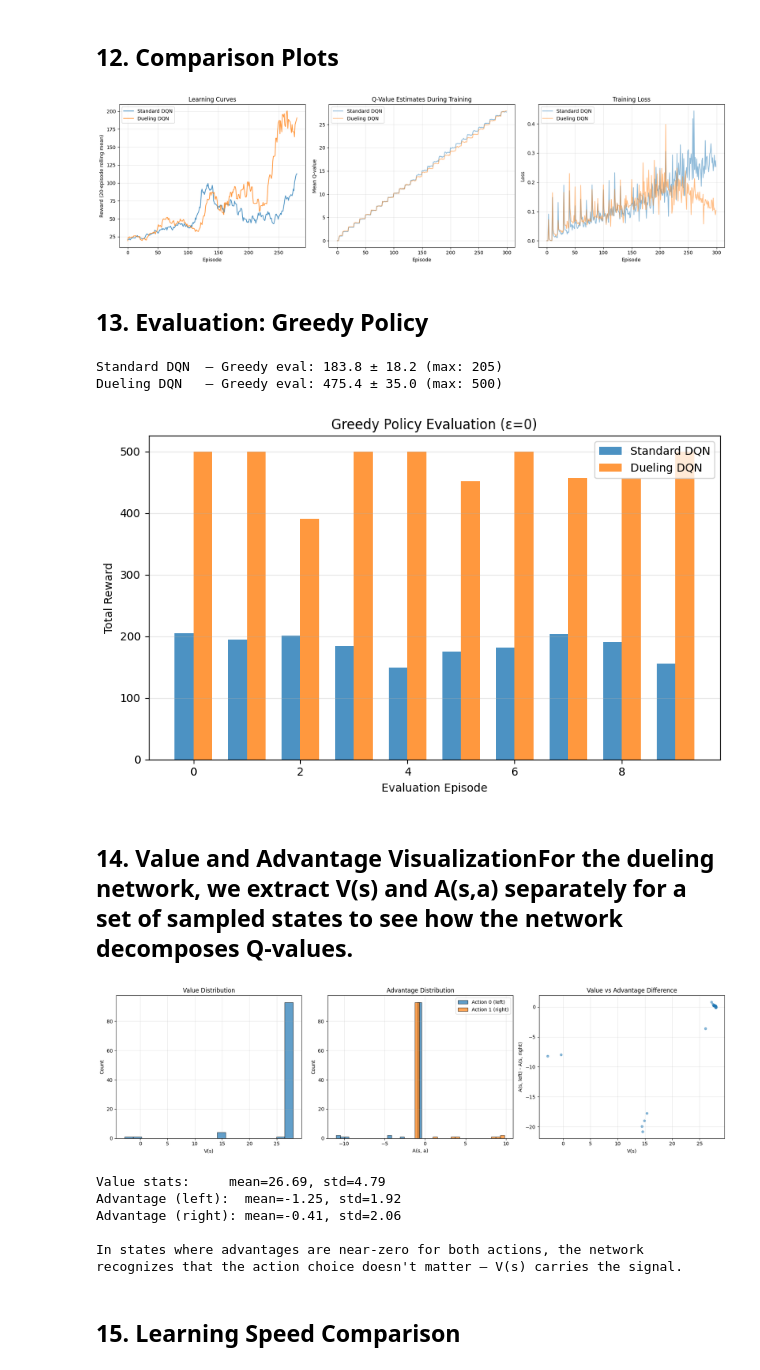
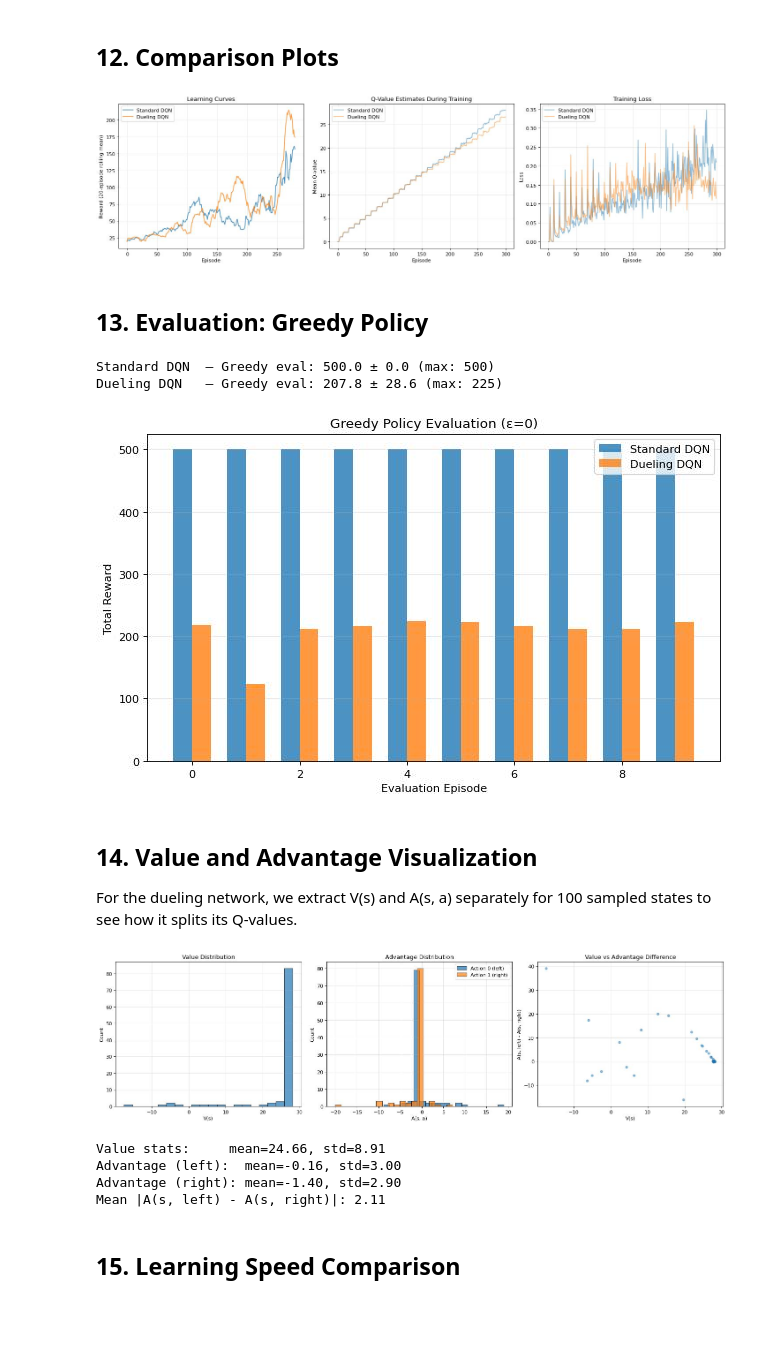
Before and after one commit to nadeemcite/research-papers, a Jupyter notebook: 053_dueling-network-architectures-for-deep-rl/solution.ipynb, the cells around one changed output. Drawn from its saved outputs; the diff is of its cells as text; code cells hidden in the pictures; blank space fills up the shorter version.

```diff
--- a/053_dueling-network-architectures-for-deep-rl/solution.ipynb
+++ b/053_dueling-network-architectures-for-deep-rl/solution.ipynb
@@ -3,6 +11,9 @@
 # %% [markdown]
 ## 1. Setup & Imports
 # %%
+import atexit
+import os
+import shutil
 import subprocess
 import sys
 
@@ -10,7 +21,8 @@ import sys
 try:
     import gymnasium as gym
 except ImportError:
-    subprocess.check_call([sys.executable, "-m", "pip", "install", "gymnasium", "-q"])
+    subprocess.check_call([sys.executable, "-m", "pip", "install", "gymnasium", "-q"],
+                          stdout=subprocess.DEVNULL, stderr=subprocess.DEVNULL)
     import gymnasium as gym
 
 import random
@@ -20,12 +32,26 @@ import torch
 import torch.nn as nn
 import torch.optim as optim
 import matplotlib.pyplot as plt
+from matplotlib_inline.backend_inline import set_matplotlib_formats
+
+# Show figures as JPEG at a modest resolution to keep the saved notebook small
+set_matplotlib_formats('jpeg')
+plt.rcParams['figure.dpi'] = 80
+
+# On Kaggle (detected from its environment), keep a copy of this notebook with its outputs when
+# the kernel exits, so `kaggle kernels output` can download the executed version
+if 'KAGGLE_KERNEL_RUN_TYPE' in os.environ:
+    atexit.register(lambda: os.path.exists('__notebook__.ipynb')
+                    and shutil.copy('__notebook__.ipynb', 'executed_solution.ipynb'))
 
 # Reproducibility
 SEED = 42
 random.seed(SEED)
 np.random.seed(SEED)
 torch.manual_seed(SEED)
+# One CPU thread and deterministic kernels, so results do not depend on the machine's core count
+torch.set_num_threads(1)
+torch.use_deterministic_algorithms(True)
 
 device = torch.device("cuda" if torch.cuda.is_available() else "cpu")
 print(f"Device: {device}")
@@ -324,7 +367,7 @@ plt.tight_layout()
 plt.savefig('training_comparison.png', dpi=150, bbox_inches='tight')
 plt.show()
 # %% [output]
-[figure, old version]
+[figure, new version]
 # %% [markdown]
 ## 13. Evaluation: Greedy Policy
 # %%
@@ -365,18 +408,22 @@ plt.tight_layout()
 plt.savefig('evaluation_comparison.png', dpi=150, bbox_inches='tight')
 plt.show()
 # %% [output]
-Standard DQN  — Greedy eval: 183.8 ± 18.2 (max: 205)
-Dueling DQN   — Greedy eval: 475.4 ± 35.0 (max: 500)
+Standard DQN  — Greedy eval: 500.0 ± 0.0 (max: 500)
+Dueling DQN   — Greedy eval: 207.8 ± 28.6 (max: 225)
-[figure, old version]
+[figure, new version]
 # %% [markdown]
-## 14. Value and Advantage VisualizationFor the dueling network, we extract V(s) and A(s,a) separately for a set of sampled states to see how the network decomposes Q-values.
+## 14. Value and Advantage Visualization
+
+For the dueling network, we extract V(s) and A(s, a) separately for 100 sampled states to see how it splits its Q-values.
 # %%
 # Sample some states from the environment
 env_viz = gym.make("CartPole-v1")
 sample_states = []
-for _ in range(100):
-    state, _ = env_viz.reset()
-    for _ in range(random.randint(0, 50)):
+env_viz.action_space.seed(SEED)
+viz_rng = random.Random(SEED)
+for i in range(100):
+    state, _ = env_viz.reset(seed=5000 + i)
+    for _ in range(viz_rng.randint(0, 50)):
         action = env_viz.action_space.sample()
         state, reward, terminated, truncated, _ = env_viz.step(action)
         sample_states.append(state)
@@ -400,42 +447,39 @@ ax = axes[0]
 ax.hist(values_np, bins=20, edgecolor='black', alpha=0.7)
 ax.set_xlabel('V(s)')
 ax.set_ylabel('Count')
 ax.set_title('Value Distribution')
 ax.grid(True, alpha=0.3)
 
 ax = axes[1]
 ax.hist(advantages_np[:, 0], bins=20, alpha=0.7, label='Action 0 (left)', edgecolor='black')
 ax.hist(advantages_np[:, 1], bins=20, alpha=0.7, label='Action 1 (right)', edgecolor='black')
 ax.set_xlabel('A(s, a)')
 ax.set_ylabel('Count')
 ax.set_title('Advantage Distribution')
 ax.legend()
 ax.grid(True, alpha=0.3)
 
 ax = axes[2]
 ax.scatter(values_np, advantages_np[:, 0] - advantages_np[:, 1], alpha=0.5, s=20)
 ax.set_xlabel('V(s)')
 ax.set_ylabel('A(s, left) - A(s, right)')
 ax.set_title('Value vs Advantage Difference')
 ax.grid(True, alpha=0.3)
 
 plt.tight_layout()
 plt.savefig('value_advantage_decomposition.png', dpi=150, bbox_inches='tight')
 plt.show()
 
 print(f"\nValue stats:     mean={values_np.mean():.2f}, std={values_np.std():.2f}")
 print(f"Advantage (left):  mean={advantages_np[:, 0].mean():.2f}, std={advantages_np[:, 0].std():.2f}")
 print(f"Advantage (right): mean={advantages_np[:, 1].mean():.2f}, std={advantages_np[:, 1].std():.2f}")
-print(f"\nIn states where advantages are near-zero for both actions, the network")
-print(f"recognizes that the action choice doesn't matter — V(s) carries the signal.")
+print(f"Mean |A(s, left) - A(s, right)|: {np.abs(advantages_np[:, 0] - advantages_np[:, 1]).mean():.2f}")
 # %% [output]
-[figure, old version]
+[figure, new version]
-Value stats:     mean=26.69, std=4.79
-Advantage (left):  mean=-1.25, std=1.92
-Advantage (right): mean=-0.41, std=2.06
-
-In states where advantages are near-zero for both actions, the network
-recognizes that the action choice doesn't matter — V(s) carries the signal.
+Value stats:     mean=24.66, std=8.91
+Advantage (left):  mean=-0.16, std=3.00
+Advantage (right): mean=-1.40, std=2.90
+Mean |A(s, left) - A(s, right)|: 2.11
 # %% [markdown]
 ## 15. Learning Speed Comparison
 # %%
```
Also changed, not shown: parts of 10 cells of this notebook, 4 other files.
